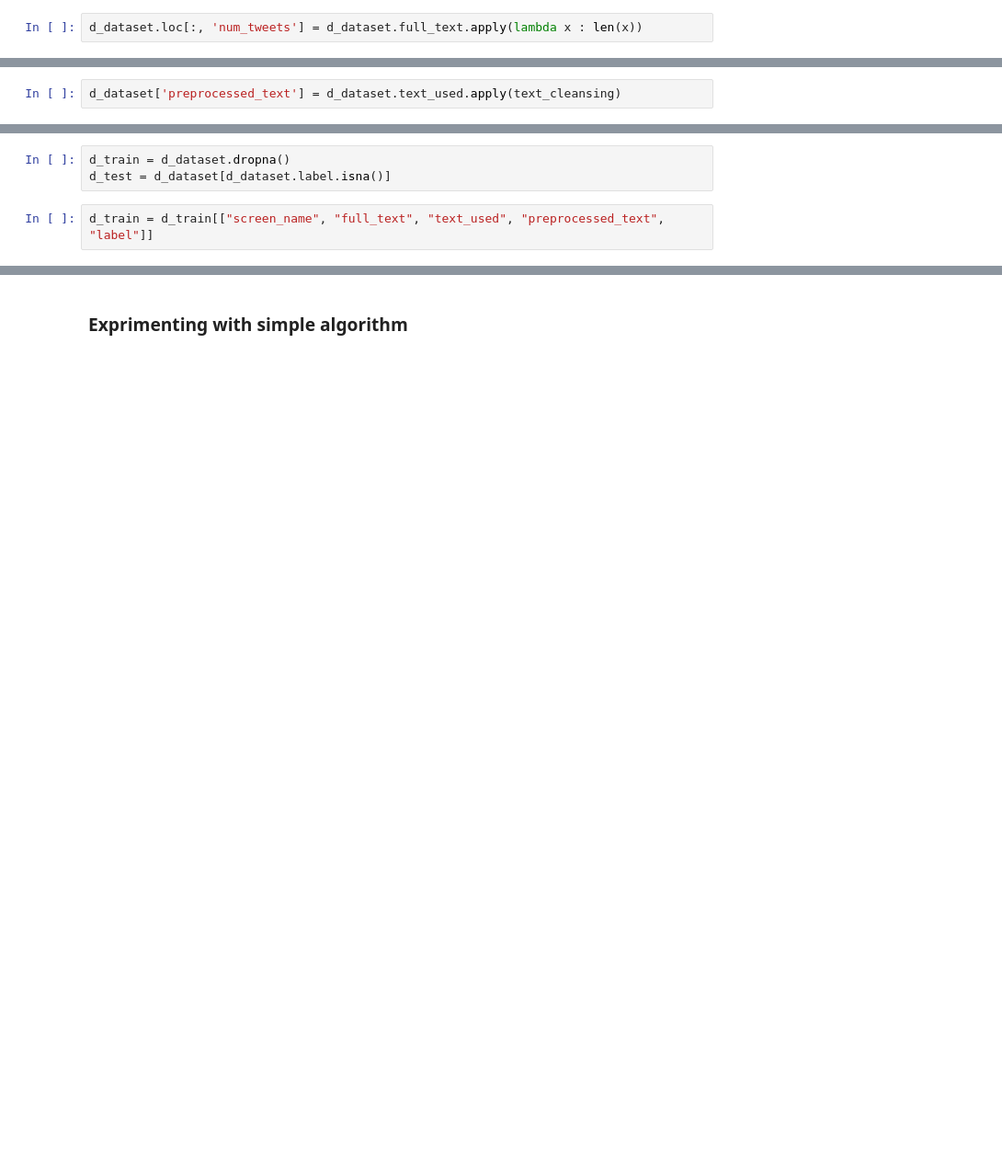
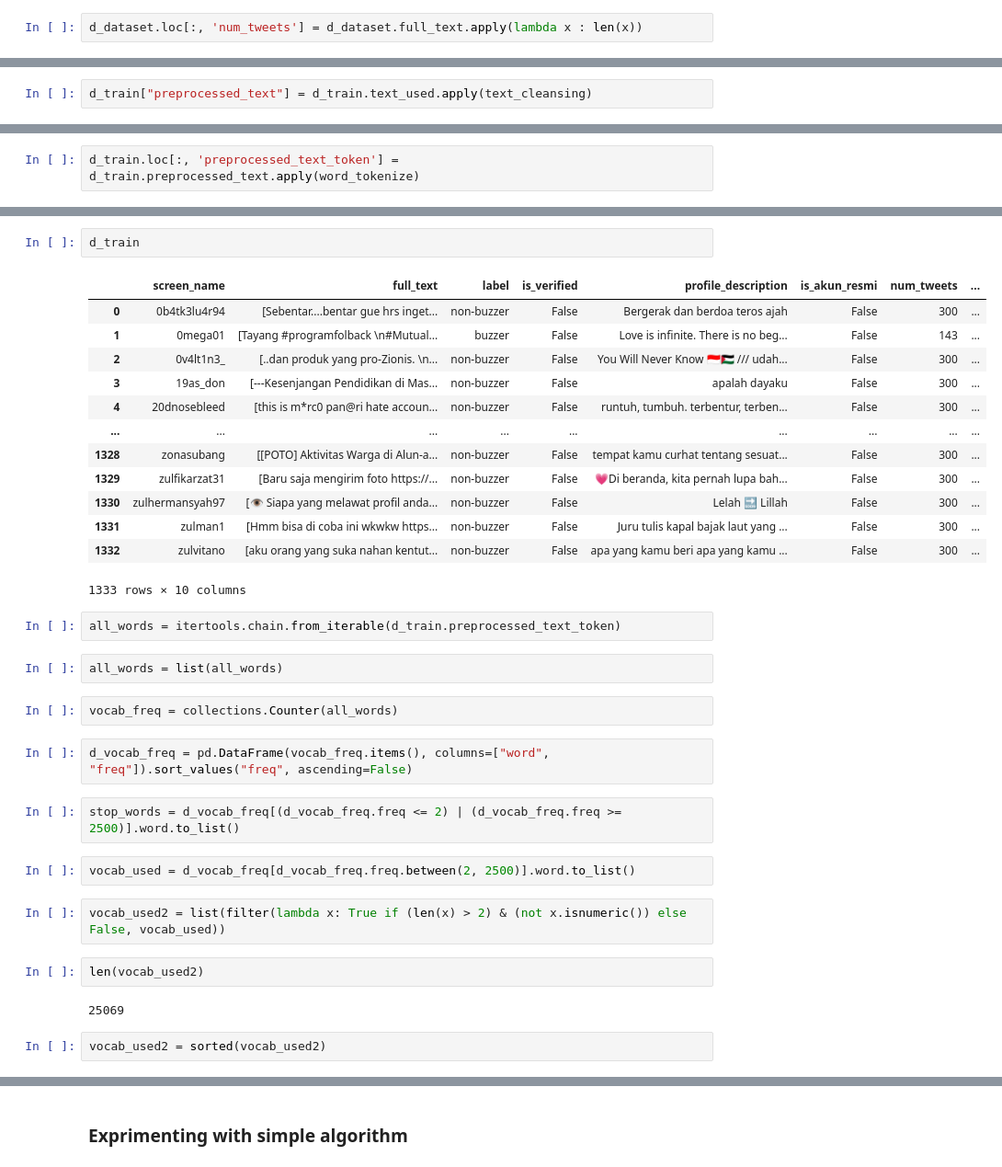
Before and after one commit to jakartaresearch/adi-buzzer, a Jupyter notebook: notebook/40_buzzer_classifier.ipynb, the cells around one changed output, grey strips where cells are left out. Shown at 92% size. Saved outputs shown, nothing was run; the diff lists cells and outputs as text; blank space fills up the shorter version.

```diff
--- a/notebook/40_buzzer_classifier.ipynb
+++ b/notebook/40_buzzer_classifier.ipynb
@@ -89,4 +194,4 @@ def text_cleansing(title):
 
     return title
 # %%
-d_dataset['preprocessed_text'] = d_dataset.text_used.apply(text_cleansing)
+d_train["preprocessed_text"] = d_train.text_used.apply(text_cleansing)
@@ -97,5 +204,2 @@ d_dataset.loc[0, 'preprocessed_text']
-# %%
-d_train = d_dataset.dropna()
-d_test = d_dataset[d_dataset.label.isna()]
-# %%
-d_train = d_train[["screen_name", "full_text", "text_used", "preprocessed_text", "label"]]
+# %%
+d_train.loc[:, 'preprocessed_text_token'] = d_train.preprocessed_text.apply(word_tokenize)
@@ -101,0 +217,36 @@ d_train = d_train[["screen_name", "full_text", "text_used", "preprocessed_text",
+# %%
+d_train
+# %% [output]
+|  | screen_name | full_text | label | is_verified | profile_description | is_akun_resmi | num_tweets | ... |
+| 0 | 0b4tk3lu4r94 | [Sebentar....bentar gue hrs inget... | non-buzzer | False | Bergerak dan berdoa teros ajah | False | 300 | ... |
+| 1 | 0mega01 | [Tayang #programfolback \n#Mutual... | buzzer | False | Love is infinite. There is no beg... | False | 143 | ... |
+| 2 | 0v4lt1n3_ | [..dan produk yang pro-Zionis. \n... | non-buzzer | False | You Will Never Know 🇮🇩🇵🇸 /// udah... | False | 300 | ... |
+| 3 | 19as_don | [---Kesenjangan Pendidikan di Mas... | non-buzzer | False | apalah dayaku | False | 300 | ... |
+| 4 | 20dnosebleed | [this is m*rc0 pan@ri hate accoun... | non-buzzer | False | runtuh, tumbuh. terbentur, terben... | False | 300 | ... |
+| ... | ... | ... | ... | ... | ... | ... | ... | ... |
+| 1328 | zonasubang | [[POTO] Aktivitas Warga di Alun-a... | non-buzzer | False | tempat kamu curhat tentang sesuat... | False | 300 | ... |
+| 1329 | zulfikarzat31 | [Baru saja mengirim foto https://... | non-buzzer | False | 💗Di beranda, kita pernah lupa bah... | False | 300 | ... |
+| 1330 | zulhermansyah97 | [👁 Siapa yang melawat profil anda... | non-buzzer | False | Lelah 🔜 Lillah | False | 300 | ... |
+| 1331 | zulman1 | [Hmm bisa di coba ini wkwkw https... | non-buzzer | False | Juru tulis kapal bajak laut yang ... | False | 300 | ... |
+| 1332 | zulvitano | [aku orang yang suka nahan kentut... | non-buzzer | False | apa yang kamu beri apa yang kamu ... | False | 300 | ... |
+1333 rows × 10 columns
+# %%
+all_words = itertools.chain.from_iterable(d_train.preprocessed_text_token)
+# %%
+all_words = list(all_words)
+# %%
+vocab_freq = collections.Counter(all_words)
+# %%
+d_vocab_freq = pd.DataFrame(vocab_freq.items(), columns=["word", "freq"]).sort_values("freq", ascending=False)
+# %%
+stop_words = d_vocab_freq[(d_vocab_freq.freq <= 2) | (d_vocab_freq.freq >= 2500)].word.to_list()
+# %%
+vocab_used = d_vocab_freq[d_vocab_freq.freq.between(2, 2500)].word.to_list()
+# %%
+vocab_used2 = list(filter(lambda x: True if (len(x) > 2) & (not x.isnumeric()) else False, vocab_used))
+# %%
+len(vocab_used2)
+# %% [output]
+25069
+# %%
+vocab_used2 = sorted(vocab_used2)
```
Also changed, not shown: parts of 58 cells of this notebook, 3 other files.
